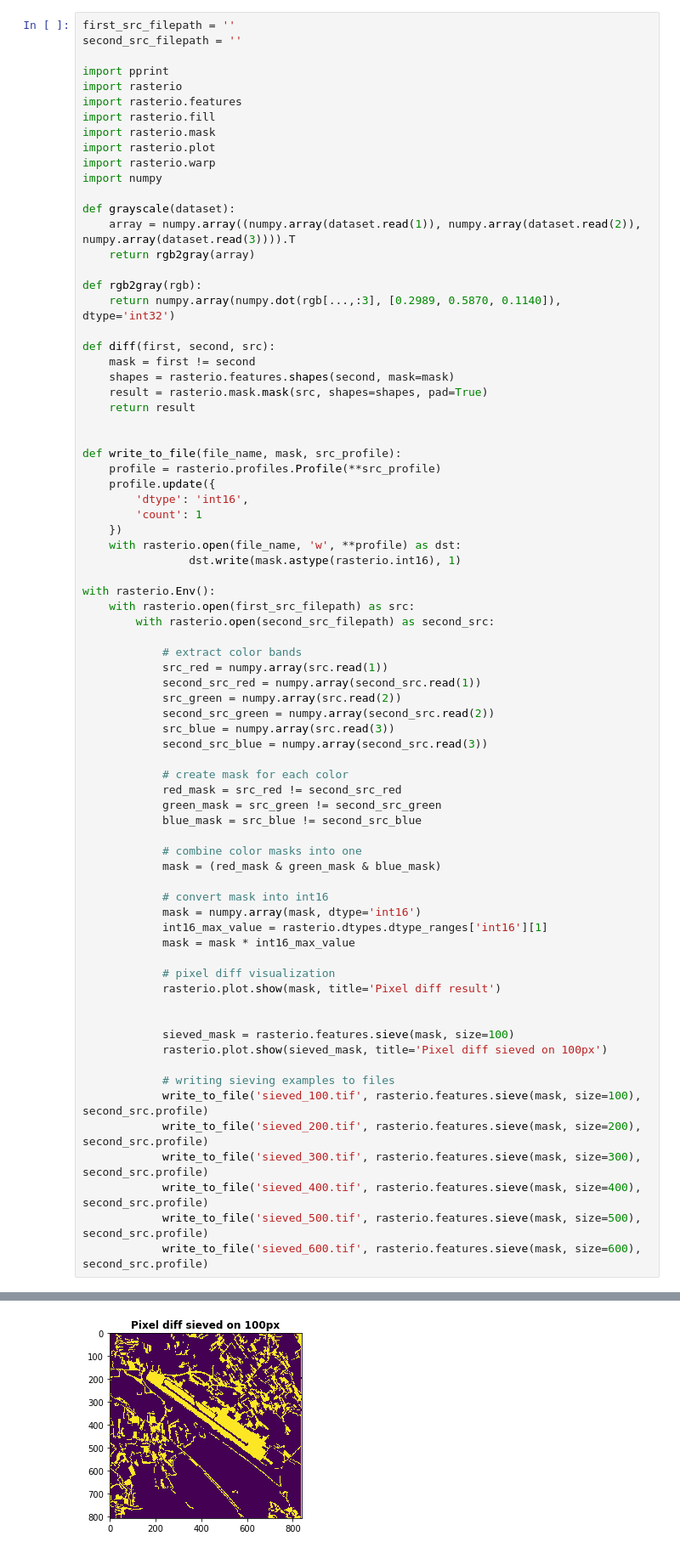
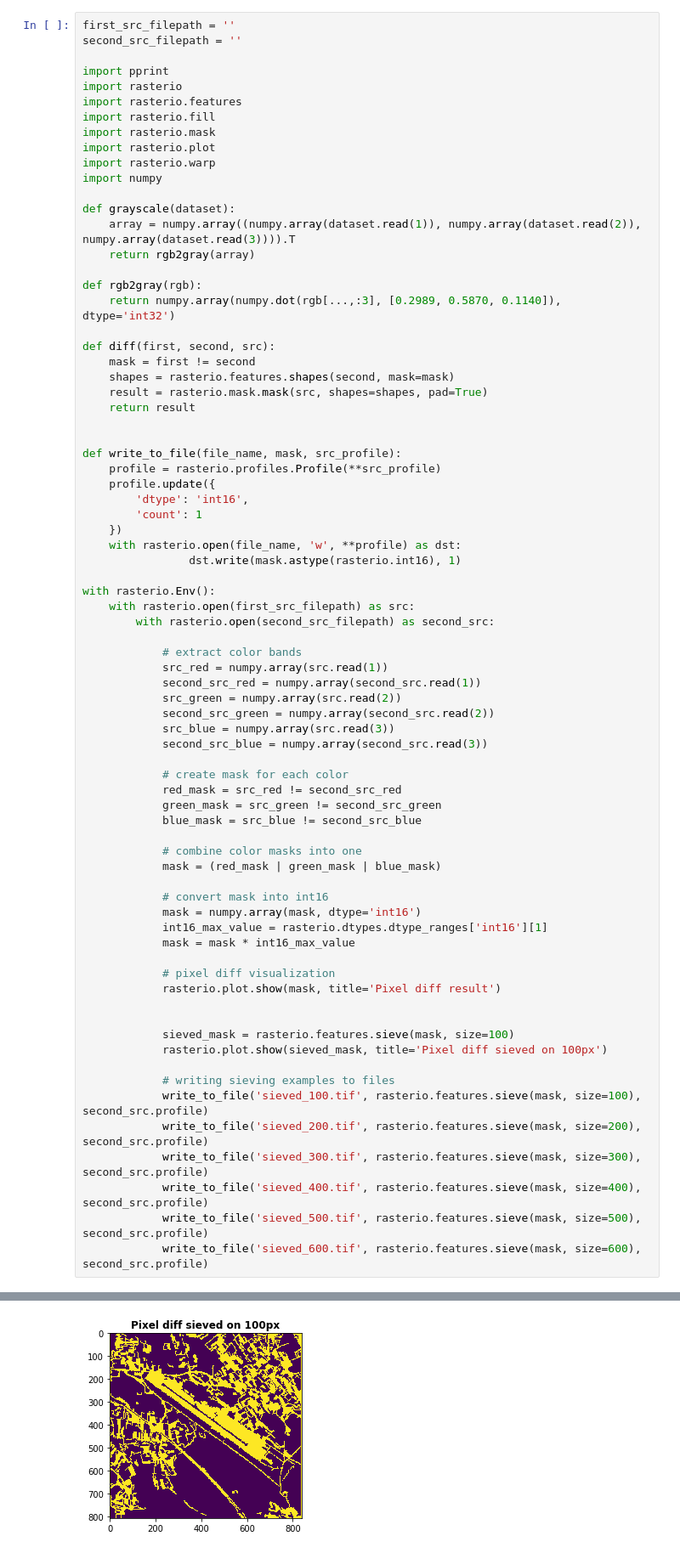
Before and after one commit to wouellette/foss4g_eochallenge, a Jupyter notebook: eochallenge_change_detection_notebook.ipynb, the cells around one changed output, grey strips where cells are left out. Shown at 85% size. Drawn from its saved outputs; the diff is of its cells as text.

Commit message:
fix mask

```diff
--- a/eochallenge_change_detection_notebook.ipynb
+++ b/eochallenge_change_detection_notebook.ipynb
@@ -52,7 +52,7 @@ with rasterio.Env():
             blue_mask = src_blue != second_src_blue
 
             # combine color masks into one
-            mask = (red_mask & green_mask & blue_mask)
+            mask = (red_mask | green_mask | blue_mask)
 
             # convert mask into int16
             mask = numpy.array(mask, dtype='int16')
@@ -78 +78 @@ with rasterio.Env():
-[figure, old version]
+[figure, new version]
```
Also changed, not shown: parts of 1 cell of this notebook, 1 other file.
